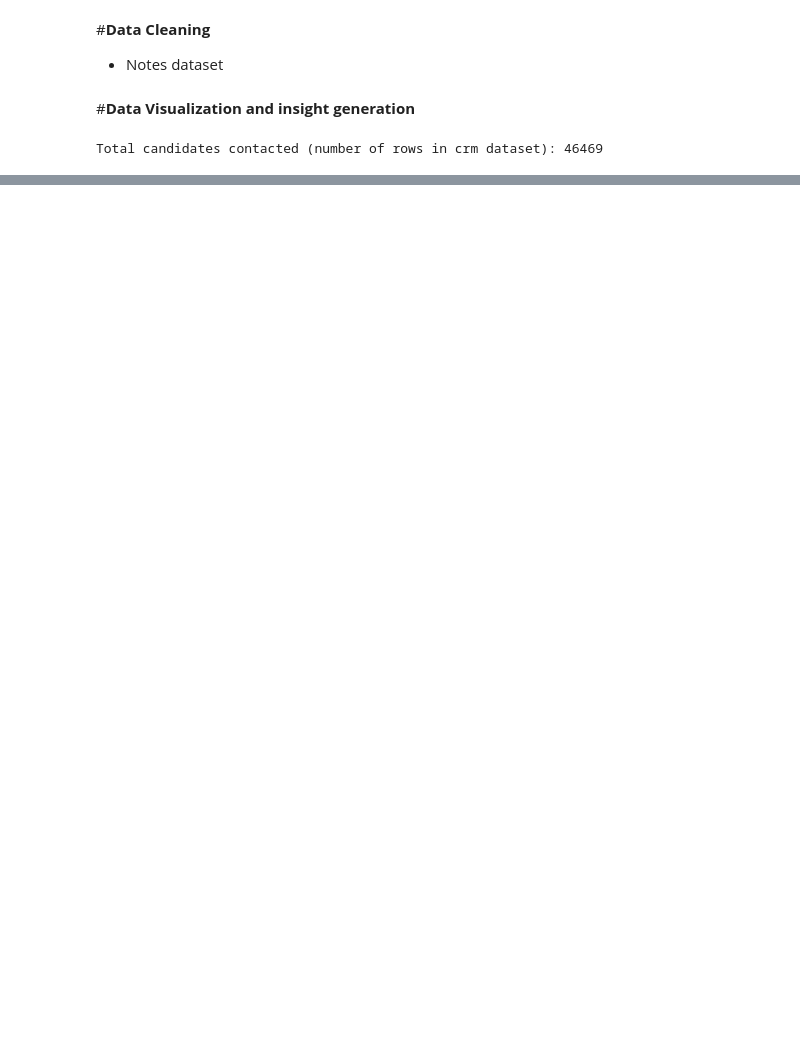
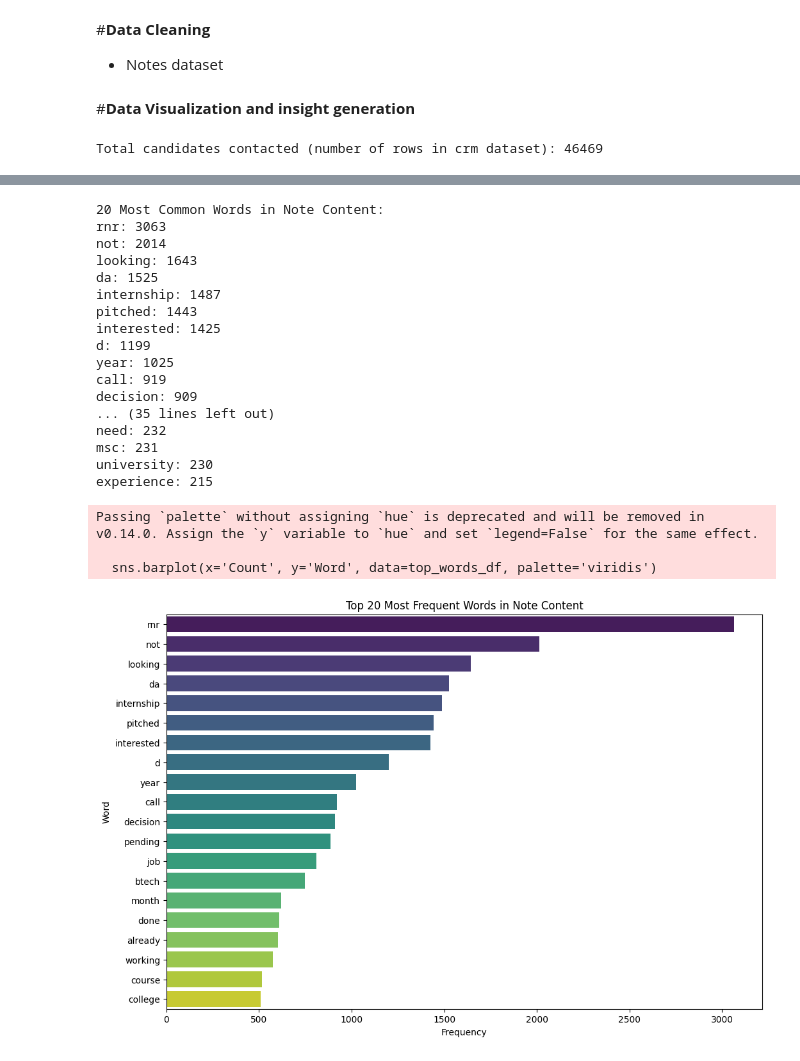
Before and after one commit to eldhosekroy/churn_prediction, a Jupyter notebook: Churn_data.ipynb, the cells around one changed output, grey strips where cells are left out. Drawn from its saved outputs; the diff is of its cells as text; code cells hidden in the pictures; blank space fills up the shorter version.

Commit message:
notes data analysed

```diff
--- a/Churn_data.ipynb
+++ b/Churn_data.ipynb
@@ -832,0 +873,44 @@ Inactive candidates (Invoice No, Program Not Joined): 135
+# %%
+# word frequency analysis
+# Combine all cleaned words into a single list
+all_words = [word for sublist in notes['cleaned_content'] for word in sublist]
+
+# Get the frequency of each word
+word_counts = Counter(all_words)
+
+# Display the 20 most common words
+print("\n20 Most Common Words in Note Content:")
+for word, count in word_counts.most_common(50):
+    print(f"{word}: {count}")
+
+# Visualize the top 20 words
+top_words_df = pd.DataFrame(word_counts.most_common(20), columns=['Word', 'Count'])
+
+plt.figure(figsize=(12, 8))
+sns.barplot(x='Count', y='Word', data=top_words_df, palette='viridis')
+plt.title('Top 20 Most Frequent Words in Note Content')
+plt.xlabel('Frequency')
+plt.ylabel('Word')
+plt.show()
+# %% [output]
+20 Most Common Words in Note Content:
+rnr: 3063
+not: 2014
+looking: 1643
+da: 1525
+internship: 1487
+pitched: 1443
+interested: 1425
+d: 1199
+year: 1025
+call: 919
+decision: 909
+... (35 lines left out)
+need: 232
+msc: 231
+university: 230
+experience: 215
+Passing `palette` without assigning `hue` is deprecated and will be removed in v0.14.0. Assign the `y` variable to `hue` and set `legend=False` for the same effect.
+
+  sns.barplot(x='Count', y='Word', data=top_words_df, palette='viridis')
+[figure, added]
```
Also changed, not shown: parts of 19 cells of this notebook.
